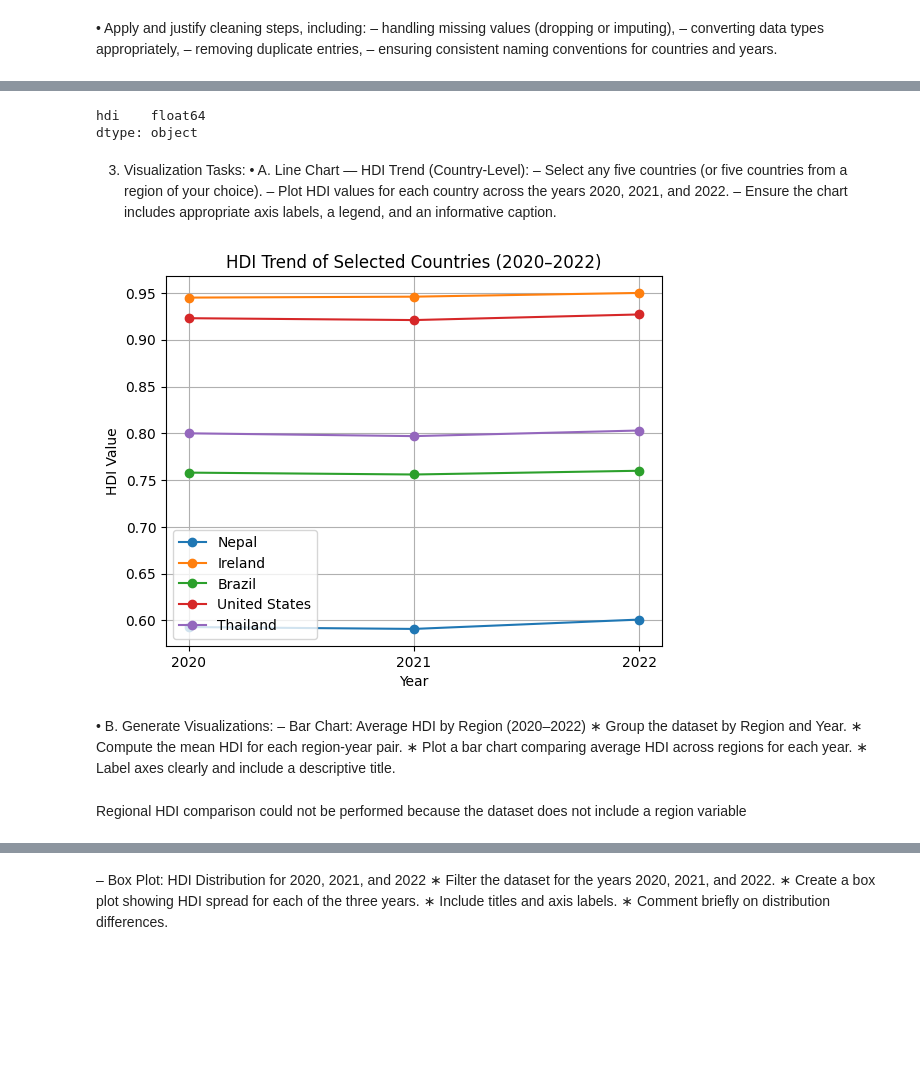
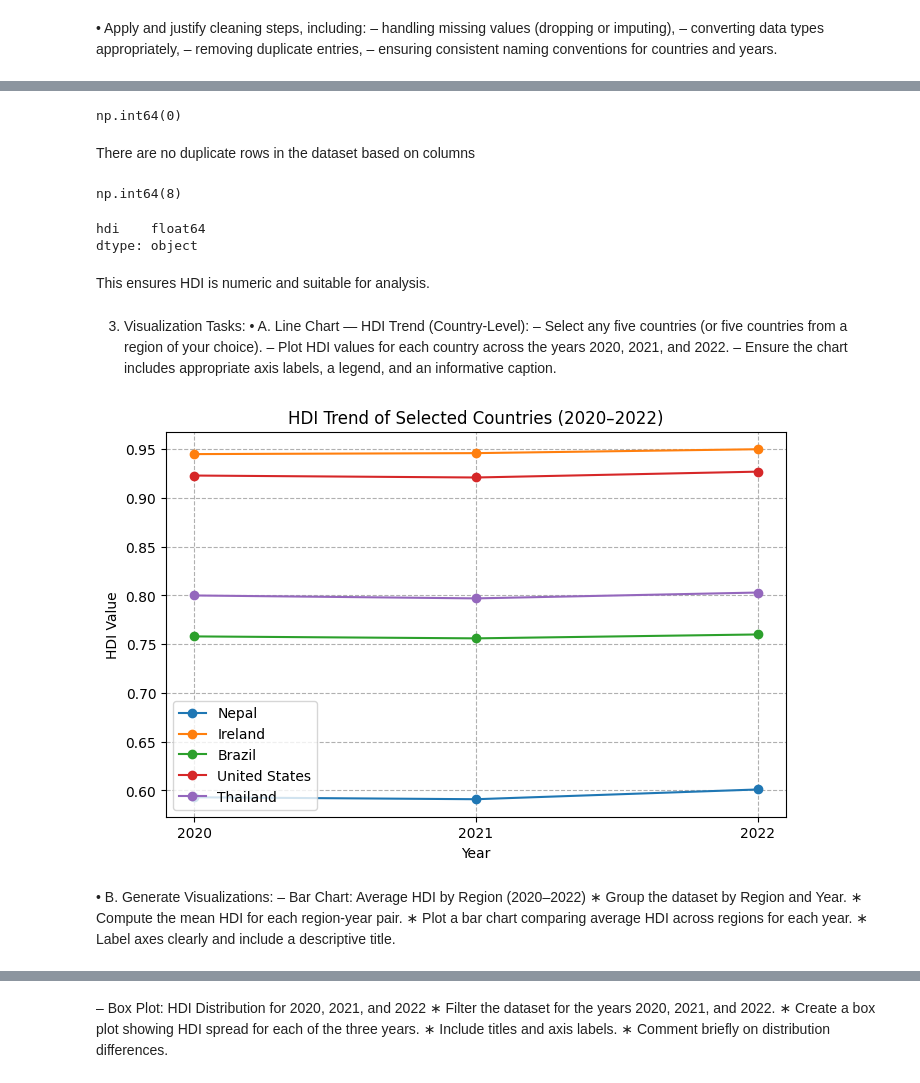
Before and after one commit to kashifmaskeyx/2513342_KashifMaskey, a Jupyter notebook: 2513342_KashifMaskey.ipynb, the cells around one changed output, grey strips where cells are left out. Saved outputs shown, nothing was run; the diff lists cells and outputs as text; code cells hidden in the pictures; blank space fills up the shorter version.

```diff
--- a/2513342_KashifMaskey.ipynb
+++ b/2513342_KashifMaskey.ipynb
@@ -437,10 +449,23 @@ hdi_1B_df = hdi_1B_df[~hdi_1B_df['country'].isin(non_countries)]
 # %%
-hdi_1B_df = hdi_1B_df.drop_duplicates()
+hdi_1B_df.duplicated().sum()
+# %% [output]
+np.int64(0)
+# %% [markdown]
+There are no duplicate rows in the dataset based on columns
+# %%
+
+hdi_1B_df['hdi'] = hdi_1B_df['hdi'].replace(['-', '_', ''], pd.NA)
+hdi_1B_df['hdi'] = pd.to_numeric(hdi_1B_df['hdi'], errors='coerce')
+hdi_1B_df['hdi'].isnull().sum()
+# %% [output]
+np.int64(8)
 # %%
 hdi_1B_df[['hdi']].dtypes
 # %% [output]
 hdi    float64
 dtype: object
+# %% [markdown]
+This ensures HDI is numeric and suitable for analysis.
 # %% [markdown]
 3. Visualization Tasks:
 • A. Line Chart — HDI Trend (Country-Level):
@@ -449,20 +474,21 @@ dtype: object
 – Ensure the chart includes appropriate axis labels, a legend, and an informative caption.
 # %%
 countries = ['Nepal', 'Ireland', 'Brazil', 'United States', 'Thailand']
+plt.figure(figsize=(8,5))
 plot_df = hdi_1B_df[hdi_1B_df['country'].isin(countries)]
 for country in countries:
     data = plot_df[plot_df['country'] == country]
     plt.plot(data['year'], data['hdi'], marker='o', label=country)
 
 plt.xlabel("Year")
 plt.ylabel("HDI Value")
 plt.title("HDI Trend of Selected Countries (2020–2022)")
 plt.xticks([2020, 2021, 2022])
 plt.legend()
-plt.grid(True)
+plt.grid(linestyle ='--')
 plt.show()
 # %% [output]
-[figure, old version]
+[figure, new version]
 # %% [markdown]
 • B. Generate Visualizations:
 – Bar Chart: Average HDI by Region (2020–2022)
@@ -470,5 +496,3 @@ plt.show()
 ∗ Compute the mean HDI for each region-year pair.
 ∗ Plot a bar chart comparing average HDI across regions for each year.
 ∗ Label axes clearly and include a descriptive title.
-# %% [markdown]
-Regional HDI comparison could not be performed because the dataset does not include a region variable
```
Also changed, not shown: parts of 35 cells of this notebook.
